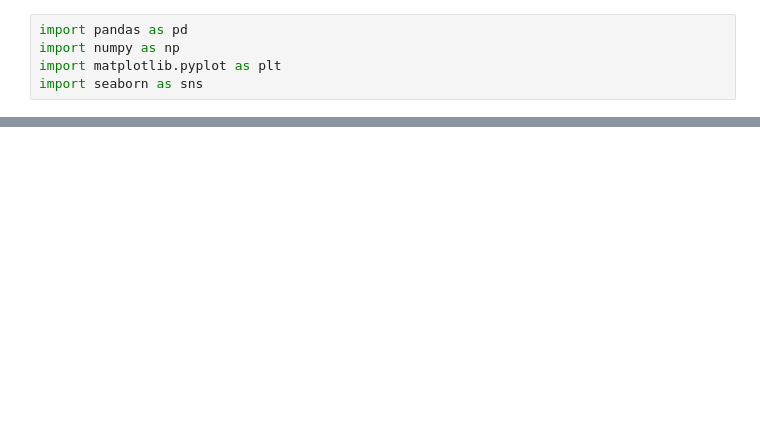
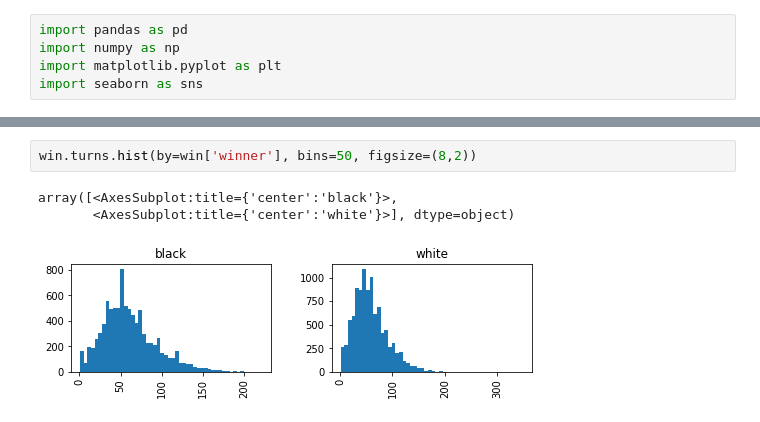
Before and after one commit to cbennudr/ds_chess, a Jupyter notebook: ds_chess_eda.ipynb, the cells around one changed output, grey strips where cells are left out. Cells and saved outputs as stored; diff of their text form; blank space fills up the shorter version.

```diff
--- a/ds_chess_eda.ipynb
+++ b/ds_chess_eda.ipynb
@@ -64,3 +154,9 @@ win.groupby('winner').white_rating.describe()
+# %%
+win.turns.hist(by=win['winner'], bins=50, figsize=(8,2))
+# %% [output]
+array([<AxesSubplot:title={'center':'black'}>,
+       <AxesSubplot:title={'center':'white'}>], dtype=object)
+[figure, added]
 # %%
 #barplot of most common openings
 pd.set_option("display.max_rows", None, "display.max_columns", None)
```
Also changed, not shown: parts of 27 cells of this notebook.
